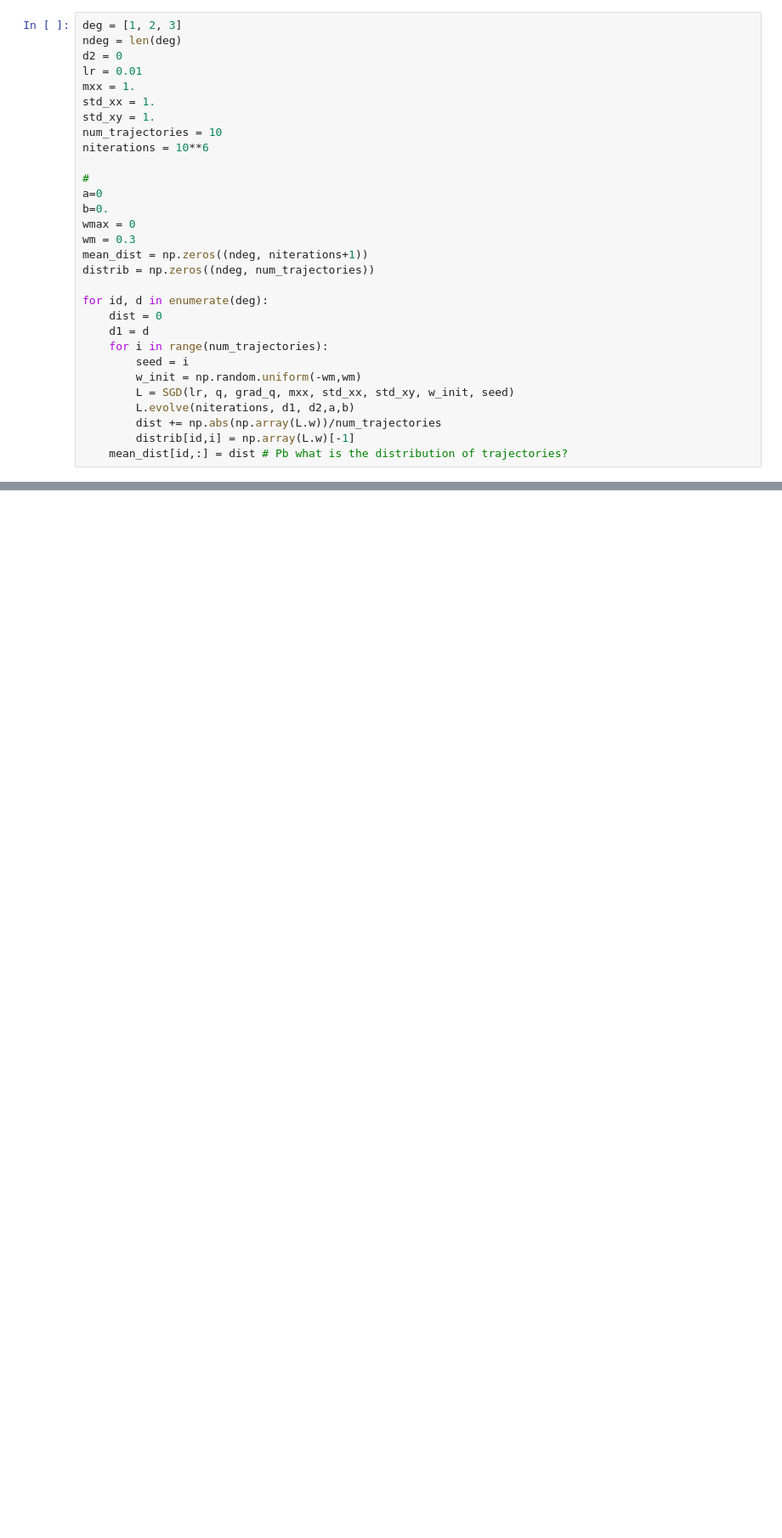
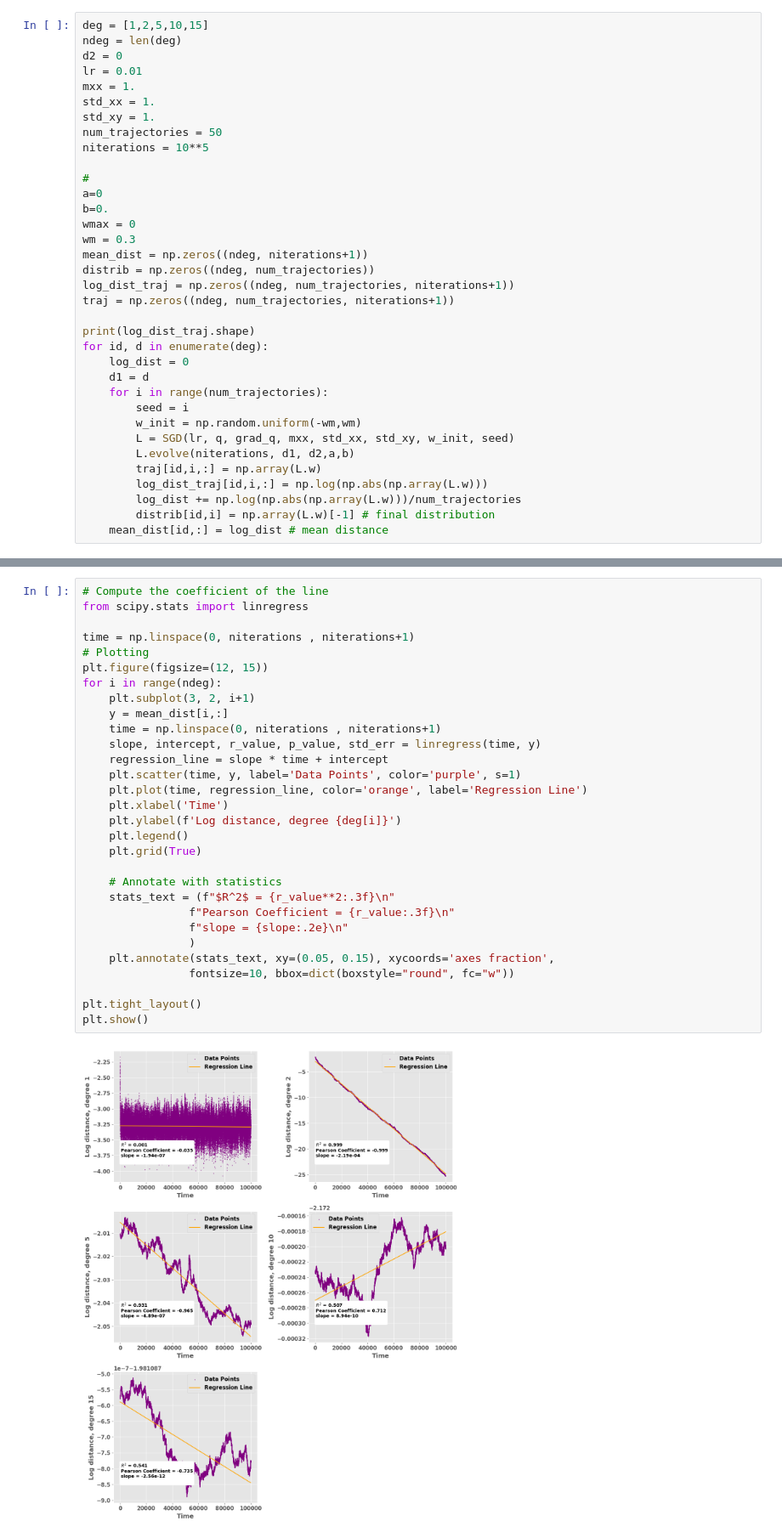
Before and after one commit to gcorlouer/sgd_on_singularities, a Jupyter notebook: experiments/sgd1d_convergence.ipynb, the cells around one changed output, grey strips where cells are left out. Shown: that part at 85% size. Cells and saved outputs as stored; diff of their text form; blank space fills up the shorter version.

```diff
--- a/experiments/sgd1d_convergence.ipynb
+++ b/experiments/sgd1d_convergence.ipynb
@@ -166,13 +110,13 @@ TypeError: SGD_batch.__init__() missing 1 required positional argument: 'seed'
 # %%
-deg = [1, 2, 3]
+deg = [1,2,5,10,15]
 ndeg = len(deg)
 d2 = 0
 lr = 0.01
 mxx = 1.
 std_xx = 1.
 std_xy = 1.
-num_trajectories = 10
-niterations = 10**6
+num_trajectories = 50
+niterations = 10**5
 
 #
 a=0
@@ -181,16 +125,21 @@ wmax = 0
 wm = 0.3
 mean_dist = np.zeros((ndeg, niterations+1))
 distrib = np.zeros((ndeg, num_trajectories))
+log_dist_traj = np.zeros((ndeg, num_trajectories, niterations+1))
+traj = np.zeros((ndeg, num_trajectories, niterations+1))
 
+print(log_dist_traj.shape)
 for id, d in enumerate(deg):
-    dist = 0
+    log_dist = 0
     d1 = d
     for i in range(num_trajectories):
         seed = i
         w_init = np.random.uniform(-wm,wm)
         L = SGD(lr, q, grad_q, mxx, std_xx, std_xy, w_init, seed)
         L.evolve(niterations, d1, d2,a,b)
-        dist += np.abs(np.array(L.w))/num_trajectories
-        distrib[id,i] = np.array(L.w)[-1]
-    mean_dist[id,:] = dist # Pb what is the distribution of trajectories?
+        traj[id,i,:] = np.array(L.w)
+        log_dist_traj[id,i,:] = np.log(np.abs(np.array(L.w)))
+        log_dist += np.log(np.abs(np.array(L.w)))/num_trajectories
+        distrib[id,i] = np.array(L.w)[-1] # final distribution
+    mean_dist[id,:] = log_dist # mean distance
 # %% [output]
@@ -209,0 +147,32 @@ plt.legend()
+# %%
+# Compute the coefficient of the line
+from scipy.stats import linregress
+
+time = np.linspace(0, niterations , niterations+1)
+# Plotting
+plt.figure(figsize=(12, 15))
+for i in range(ndeg):
+    plt.subplot(3, 2, i+1)
+    y = mean_dist[i,:]
+    time = np.linspace(0, niterations , niterations+1)
+    slope, intercept, r_value, p_value, std_err = linregress(time, y)
+    regression_line = slope * time + intercept
+    plt.scatter(time, y, label='Data Points', color='purple', s=1)
+    plt.plot(time, regression_line, color='orange', label='Regression Line')
+    plt.xlabel('Time')
+    plt.ylabel(f'Log distance, degree {deg[i]}')
+    plt.legend()
+    plt.grid(True)
+
+    # Annotate with statistics
+    stats_text = (f"$R^2$ = {r_value**2:.3f}\n"
+                f"Pearson Coefficient = {r_value:.3f}\n"
+                f"slope = {slope:.2e}\n"
+                )
+    plt.annotate(stats_text, xy=(0.05, 0.15), xycoords='axes fraction',
+                fontsize=10, bbox=dict(boxstyle="round", fc="w"))
+
+plt.tight_layout()
+plt.show()
+# %% [output]
+[figure, added]
```
Also changed, not shown: parts of 9 cells of this notebook, 4 other files.
